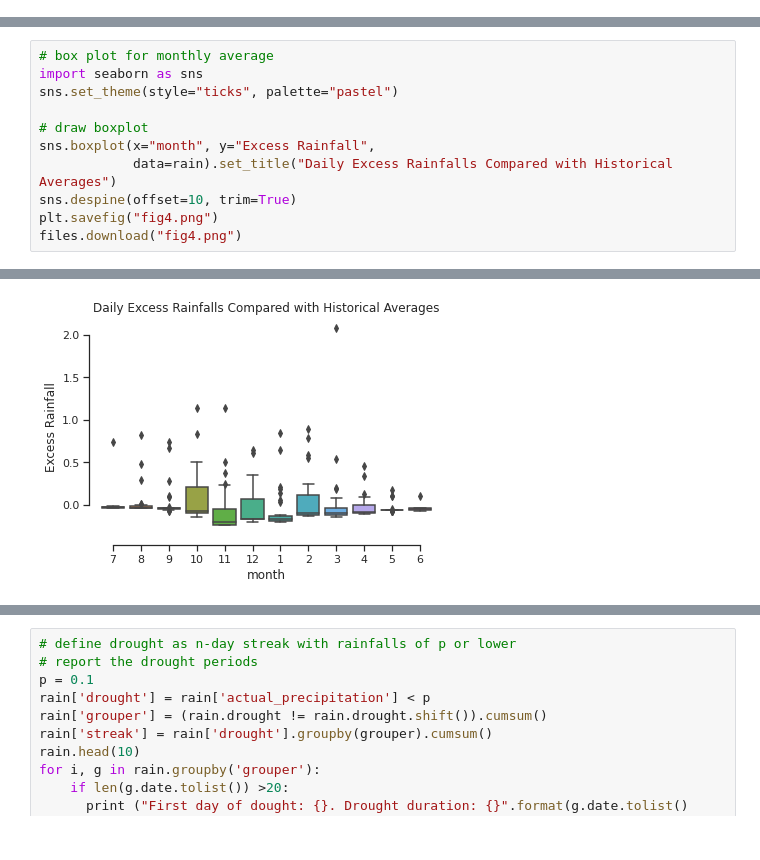
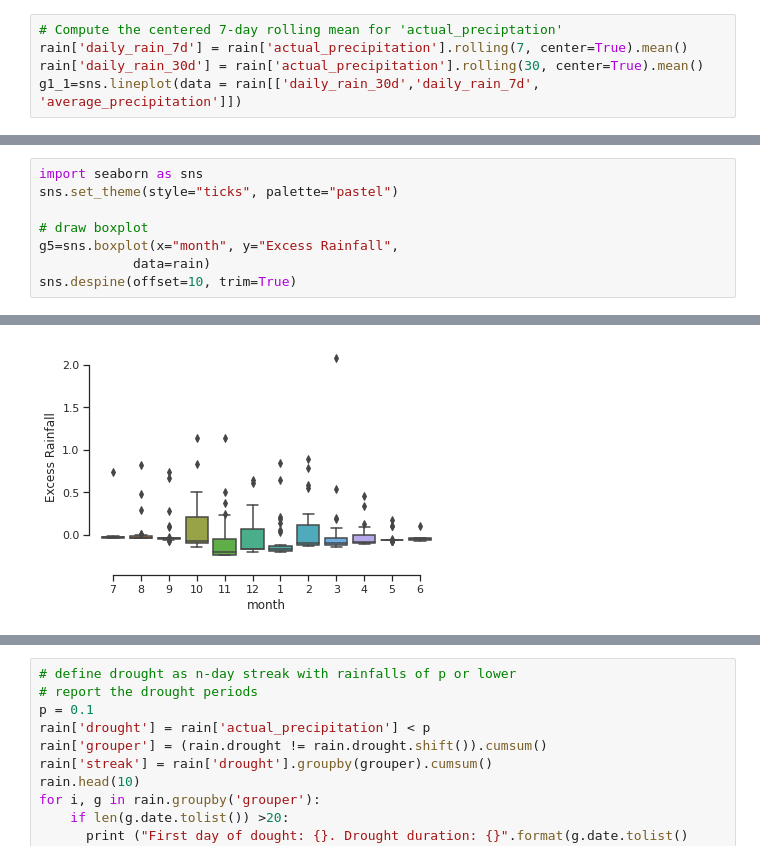
Before and after one commit to nhanle83/Seattle-Rainfalls, a Jupyter notebook: Excess_Rainfall_in_Seattle_2014_2015.ipynb, the cells around one changed output, grey strips where cells are left out. Saved outputs shown, nothing was run; the diff lists cells and outputs as text.

```diff
--- a/Excess_Rainfall_in_Seattle_2014_2015.ipynb
+++ b/Excess_Rainfall_in_Seattle_2014_2015.ipynb
@@ -9,0 +85,5 @@ pd.options.mode.chained_assignment = None  # default='warn'
+# %%
+# Compute the centered 7-day rolling mean for 'actual_preciptation'
+rain['daily_rain_7d'] = rain['actual_precipitation'].rolling(7, center=True).mean()
+rain['daily_rain_30d'] = rain['actual_precipitation'].rolling(30, center=True).mean()
+g1_1=sns.lineplot(data = rain[['daily_rain_30d','daily_rain_7d', 'average_precipitation']])
@@ -85,12 +292,9 @@ files.download("accumulation.png")
 # %%
-# box plot for monthly average
 import seaborn as sns
 sns.set_theme(style="ticks", palette="pastel")
 
 # draw boxplot
-sns.boxplot(x="month", y="Excess Rainfall",
-            data=rain).set_title("Daily Excess Rainfalls Compared with Historical Averages")
+g5=sns.boxplot(x="month", y="Excess Rainfall",
+            data=rain)
 sns.despine(offset=10, trim=True)
-plt.savefig("fig4.png")
-files.download("fig4.png")
 # %% [output]
@@ -99,3 +301,3 @@ files.download("fig4.png")
-[figure, old version]
+[figure, new version]
 # %%
 # Draw a rainfall barplot by month
```
Also changed, not shown: parts of 34 cells of this notebook.
